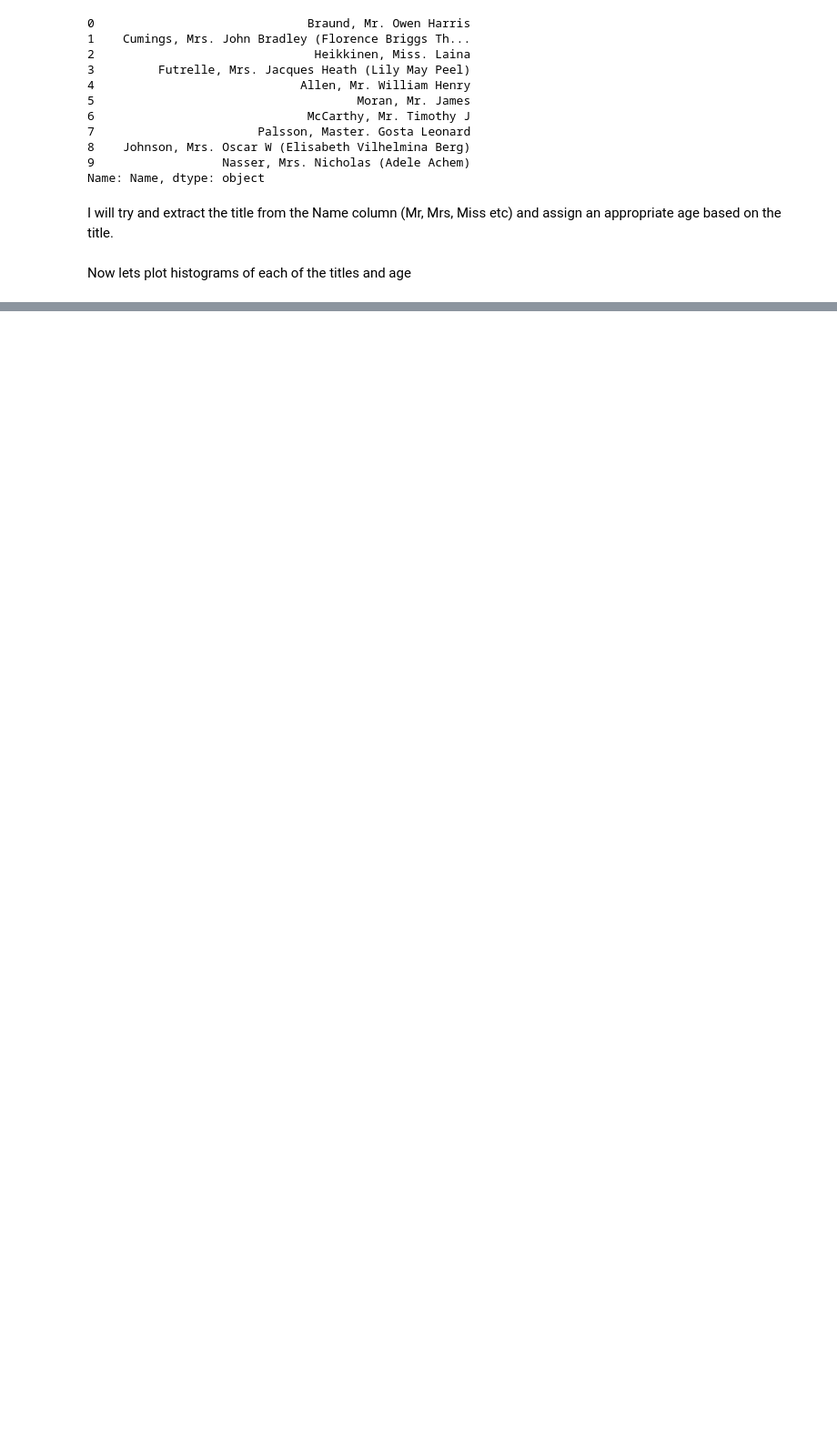
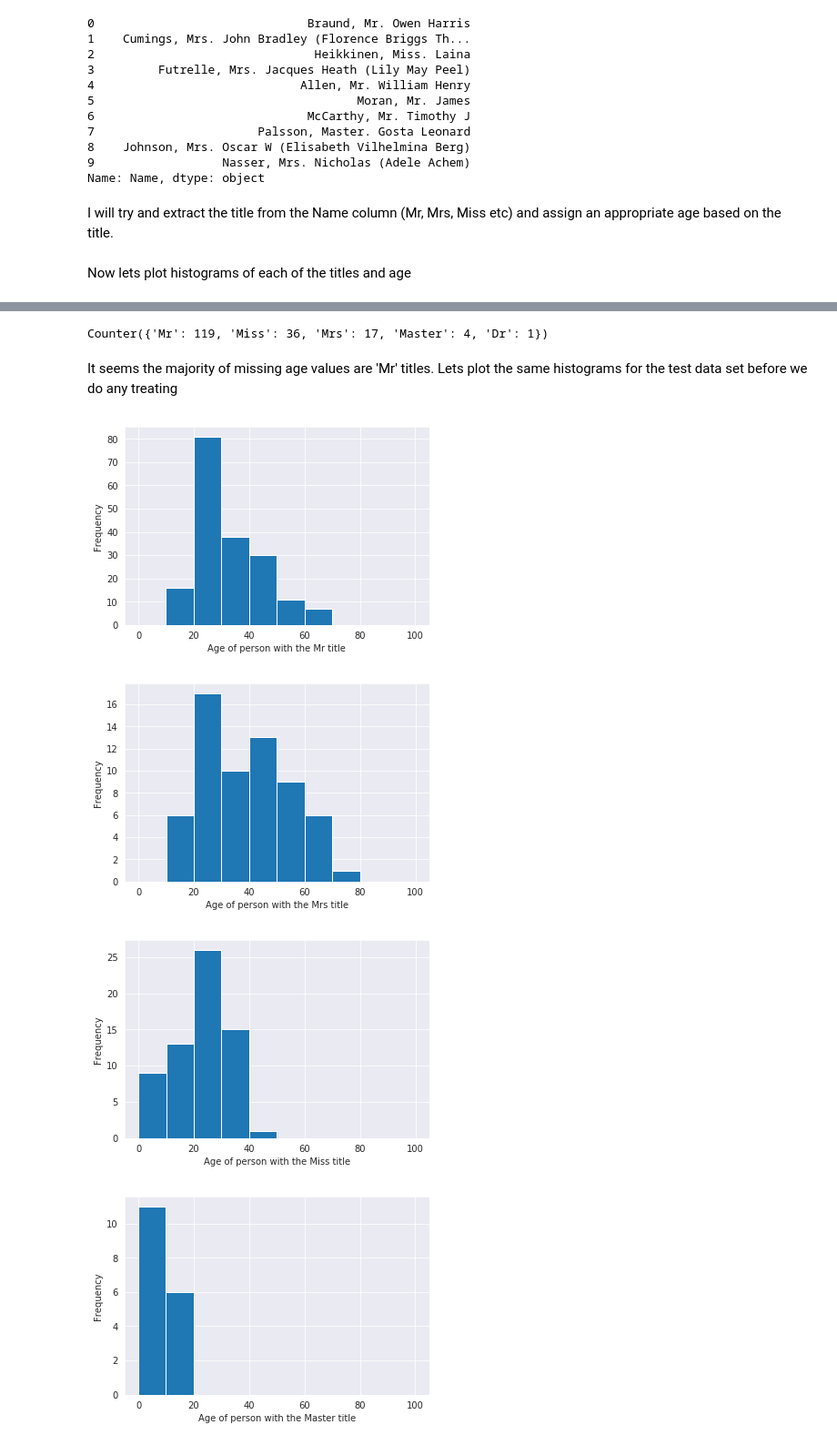
Before and after one commit to harryarthur/Titanic-Kaggle-Comp, a Jupyter notebook: Untitled.ipynb, the cells around one changed output, grey strips where cells are left out. Shown at 91% size. Drawn from its saved outputs; the diff is of its cells as text; code cells hidden in the pictures; blank space fills up the shorter version.

Commit message:
Data Cleaning almost complete

```diff
--- a/Untitled.ipynb
+++ b/Untitled.ipynb
@@ -144,5 +144,0 @@ mr_list = [x for x in mr_list if str(x) != 'nan']
-# %%
-sns.set_style("darkgrid")
-plt.hist(mr_list, bins=10)
-plt.ylabel('Frequency')
-plt.xlabel('Age of Mr')
@@ -152,7 +144,0 @@ Text(0.5,0,'Age of Mr')
-# %%
-mrs_list = get_list('Mrs',train)
-mrs_list = [x for x in mrs_list if str(x) != 'nan']
-sns.set_style("darkgrid")
-plt.hist(mrs_list, bins=10)
-plt.ylabel('Frequency')
-plt.xlabel('Age of Mrs')
@@ -161,0 +153,15 @@ Text(0.5,0,'Age of Mrs')
+# %%
+counts = collections.Counter(missingage_title_list)
+print(counts)
+# %% [output]
+Counter({'Mr': 119, 'Miss': 36, 'Mrs': 17, 'Master': 4, 'Dr': 1})
+# %% [markdown]
+It seems the majority of missing age values are 'Mr' titles. Lets plot the same histograms for the test data set before we do any treating
+# %%
+all_titles = test['Title'].unique()
+plot_hist(test,all_titles)
+# %% [output]
+[figure, added]
+[figure, added]
+[figure, added]
+[figure, added]
```
Also changed, not shown: parts of 55 cells of this notebook.
